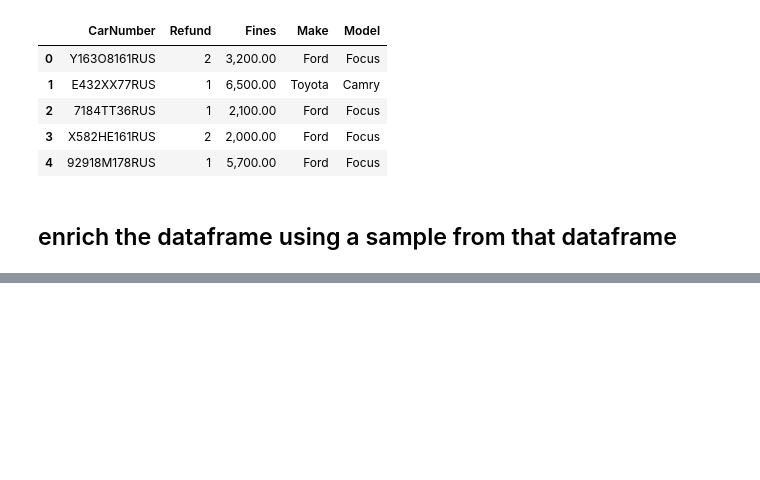
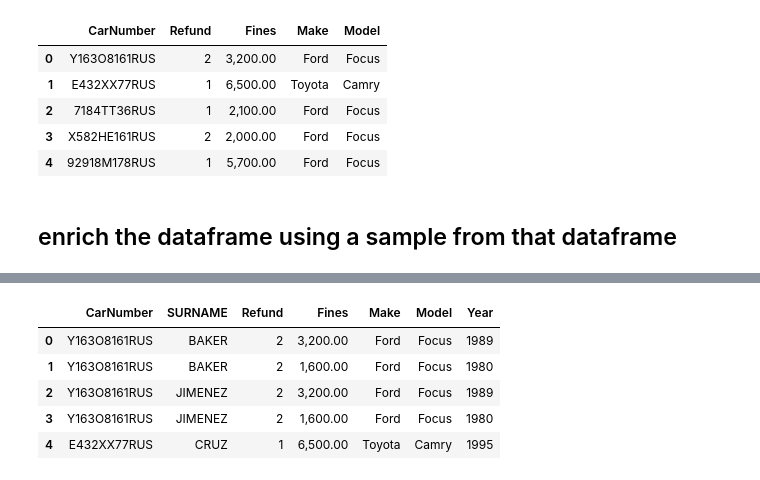
Before and after one commit to djoye21school/Piscine_DS, a Jupyter notebook: day05/ex04/enrichment.ipynb, the cells around one changed output, grey strips where cells are left out. Cells and saved outputs as stored; diff of their text form; code cells hidden in the pictures; blank space fills up the shorter version.

```diff
--- a/day05/ex04/enrichment.ipynb
+++ b/day05/ex04/enrichment.ipynb
@@ -94,0 +134,2 @@ ConnectionError: HTTPSConnectionPool(host='api.census.gov', port=443): Max retri
+# %%
+random_fines = random_fines[['CarNumber', 'Refund', 'Fines', 'Make', 'Model', 'Year']]
@@ -94,0 +170,10 @@ ConnectionError: HTTPSConnectionPool(host='api.census.gov', port=443): Max retri
+# %%
+result = owners.merge(fines, how='inner', on='CarNumber')
+result.head()
+# %% [output]
+|  | CarNumber | SURNAME | Refund | Fines | Make | Model | Year |
+| 0 | Y163O8161RUS | BAKER | 2 | 3,200.00 | Ford | Focus | 1989 |
+| 1 | Y163O8161RUS | BAKER | 2 | 1,600.00 | Ford | Focus | 1980 |
+| 2 | Y163O8161RUS | JIMENEZ | 2 | 3,200.00 | Ford | Focus | 1989 |
+| 3 | Y163O8161RUS | JIMENEZ | 2 | 1,600.00 | Ford | Focus | 1980 |
+| 4 | E432XX77RUS | CRUZ | 1 | 6,500.00 | Toyota | Camry | 1995 |
```
Also changed, not shown: parts of 28 cells of this notebook, 3 other files.
